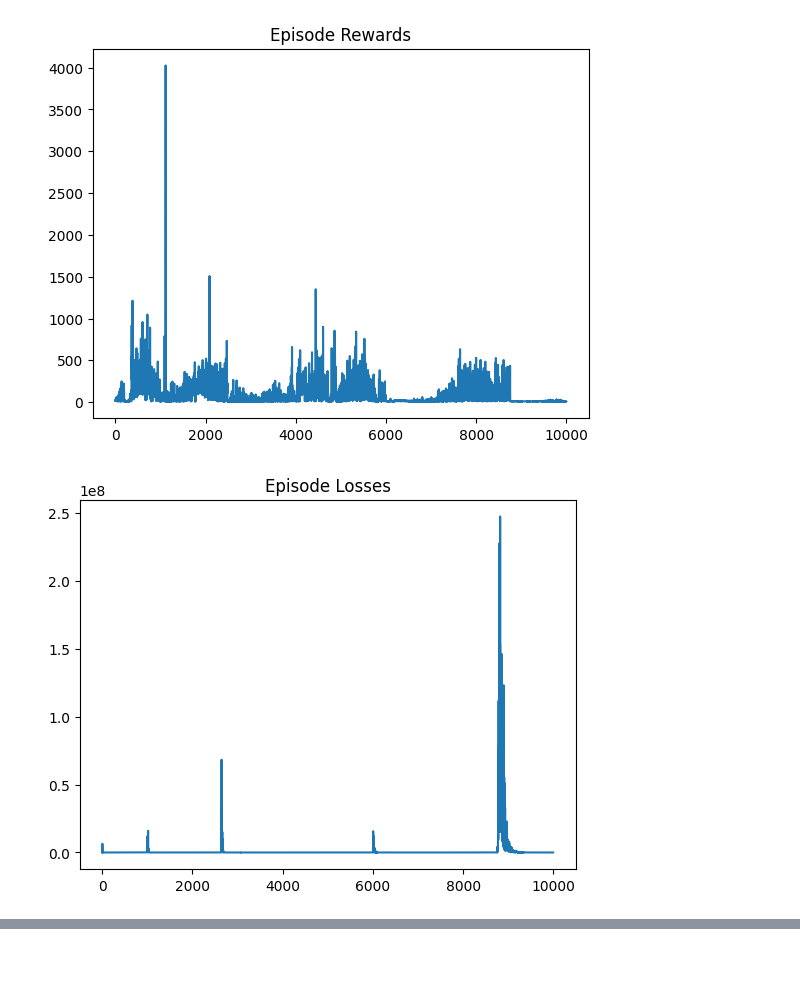
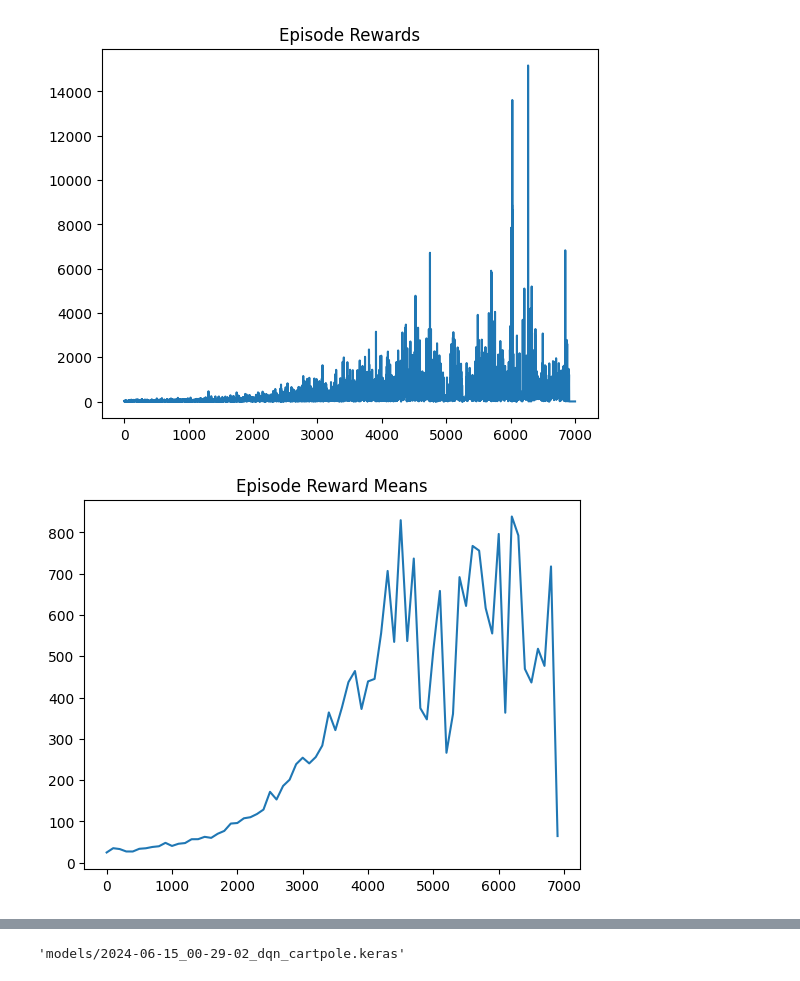
Before and after one commit to JuanJoseGonGi/proyecto-2-inteligentes-ii, a Jupyter notebook: cart_pole.ipynb, the cells around one changed output, grey strips where cells are left out. Drawn from its saved outputs; the diff is of its cells as text; code cells hidden in the pictures.

```diff
--- a/cart_pole.ipynb
+++ b/cart_pole.ipynb
@@ -55,30 +59,20 @@ env = gym.make("CartPole-v1")
 action_size = env.action_space.n
 state_size = env.observation_space.shape[0]
 # %%
-# num_episodes = 6000
-# learning_rate = 0.00001
-# epsilon = 1.0
-# epsilon_min = 0.01
-# epsilon_decay = 0.9999
-# batch_size = 128
-# discount = 0.9
-# update_target_every = 20
-# buffer = ReplayBuffer(100000)
+hidden_layers = [
+    tf.keras.layers.Dense(64, activation="relu"),
+    tf.keras.layers.Dense(64, activation="relu"),
+]
+output_layer = tf.keras.layers.Dense(action_size, activation="sigmoid")
 
-hidden_layers = [
-    tf.keras.layers.Dense(256, activation="relu"),
-    tf.keras.layers.Dense(256, activation="relu"),
-]
-output_layer = tf.keras.layers.Dense(action_size, activation="linear")
-
-learning_rate = 0.01
-epsilon_decay = 0.99
-batch_size = 32
-discount = 0.9
-epsilon_min = 0.001
-update_target_every = 20
+learning_rate = 0.001
+epsilon_decay = 0.9995
+batch_size = 128
+discount = 0.95
+epsilon_min = 0.005
+update_target_every = 40
 epsilon = 1.0
-num_episodes = 3000
+num_episodes = 7000
 buffer = ReplayBuffer(100000)
 # %%
 main_model = DQN(hidden_layers, output_layer)
@@ -189,18 +206,29 @@ np.save(f"metrics/{now}_dqn_cartpole_metrics.npy", metrics)
 # %%
 import seaborn as sns
 import matplotlib.pyplot as plt
+import matplotlib.ticker as ticker
 
 sns.lineplot(data=episode_rewards)
 plt.title("Episode Rewards")
+plt.show()
+
+episode_rewards_means = np.array(episode_rewards).reshape(-1, 100).mean(axis=1)
+sns.lineplot(data=episode_rewards_means)
+plt.title("Episode Reward Means")
+# Change x-axis scale
+scale_x = 1e2
+ticks_x = ticker.FuncFormatter(lambda x, pos: "{0:g}".format(x * scale_x))
+plt.gca().xaxis.set_major_formatter(ticks_x)
+
 plt.show()
 
 sns.lineplot(data=episode_losses)
 plt.title("Episode Losses")
 plt.show()
 
 sns.lineplot(data=episode_epsilons)
 plt.title("Episode Epsilons")
 plt.show()
 # %% [output]
-[figure, old version]
+[figure, new version]
-[figure, old version]
+[figure, new version]
@@ -214,6 +243,9 @@ models_path = "models"
 last_model_path = sorted(os.listdir(models_path), reverse=True)[0]
 model_path = os.path.join(models_path, last_model_path)
 model = load_model(model_path)
+model_path
+# %% [output]
+'models/2024-06-15_00-29-02_dqn_cartpole.keras'
 # %%
 import pygame
 
```
Also changed, not shown: parts of 4 cells of this notebook, 24 other files.
